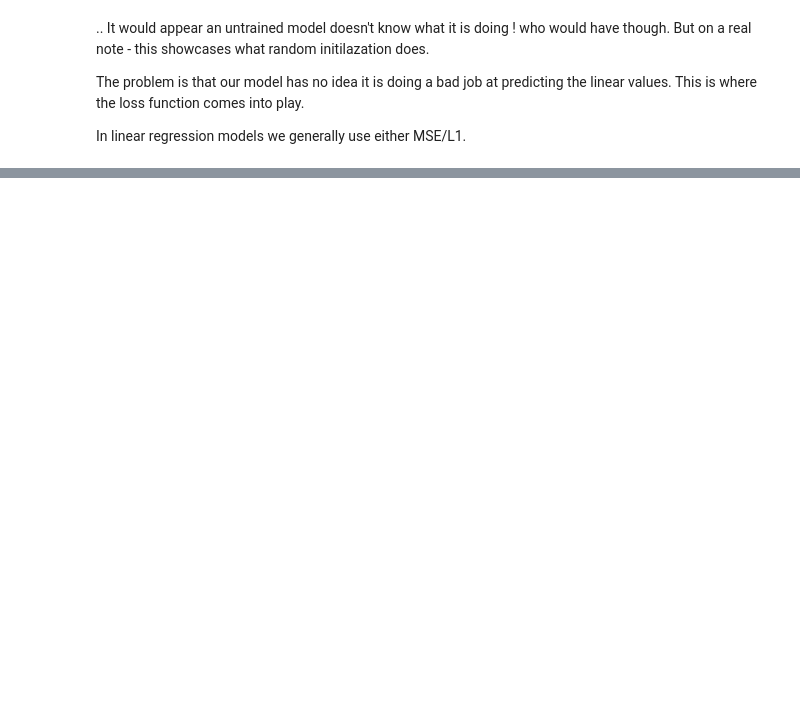
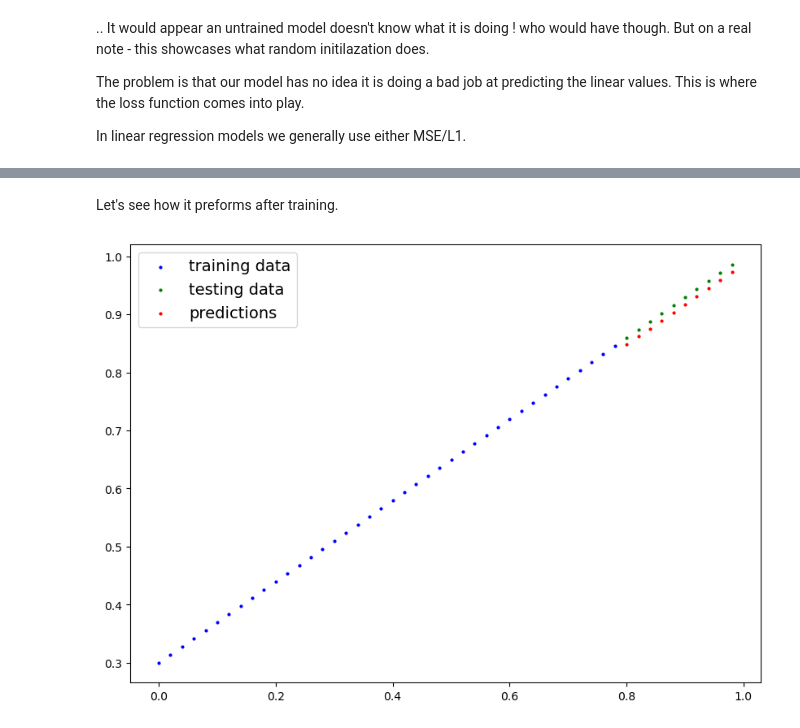
Before and after one commit to undefinedcreature01/dl, a Jupyter notebook: notebooks/04_pytorch_model_linear_regression.ipynb, the cells around one changed output, grey strips where cells are left out. Saved outputs shown, nothing was run; the diff lists cells and outputs as text; code cells hidden in the pictures; blank space fills up the shorter version.

```diff
--- a/notebooks/04_pytorch_model_linear_regression.ipynb
+++ b/notebooks/04_pytorch_model_linear_regression.ipynb
@@ -108,0 +121,39 @@ optimization_algorithm = nn.L1Loss()
+# %%
+#training loop
+
+epoch_count = []
+train_loss_values = []
+test_loss_values = []
+
+for epoch in range(epochs):
+
+    #model - set training moed
+    linreg_model.train() #all par that req grad - true
+
+    #forward pass
+    predictions_x = linreg_model(train_set_X)
+
+    #calc loss
+    loss = loss_function(predictions_x, train_set_y) #this should be 0
+
+    #optimizer zero grad
+    optimization_algorithm .zero_grad() #optimizes accumulates on each loop ; each it : fresh
+
+    #preform backprop (from output - back ; red grad) ; backwards pass
+    loss.backward()
+
+    #preform gradient descent ; adjust - to get to the bottom (loss grad = 0)
+    optimization_algorithm.step()
+
+
+    #testing ------------------------------------------------------
+    linreg_model.eval() #turn off grad tracking .. stuff not needed for evaluating
+
+    with torch.inference_mode(): #context managerr ; inference = prediction mode ; not saved to memory
+        test_predictions = linreg_model(test_set_X) #data it has never seen
+
+        test_loss = loss_function(test_predictions, test_set_y)
+
+    epoch_count.append(epoch)
+    train_loss_values.append(loss)
+    test_loss_values.append(test_loss)
@@ -108,0 +184,10 @@ optimization_algorithm = nn.L1Loss()
+# %% [markdown]
+Let's see how it preforms after training.
+# %%
+#testing the model before any training
+with torch.inference_mode(): #context managerr ; inference = prediction mode ; not saved to memory
+    predictions_y = linreg_model(test_set_X)
+
+plot_predictions(train_set_X, train_set_y, test_set_X, test_set_y, predictions=predictions_y)
+# %% [output]
+[figure, added]
```
Also changed, not shown: parts of 19 cells of this notebook, 2 other files.
